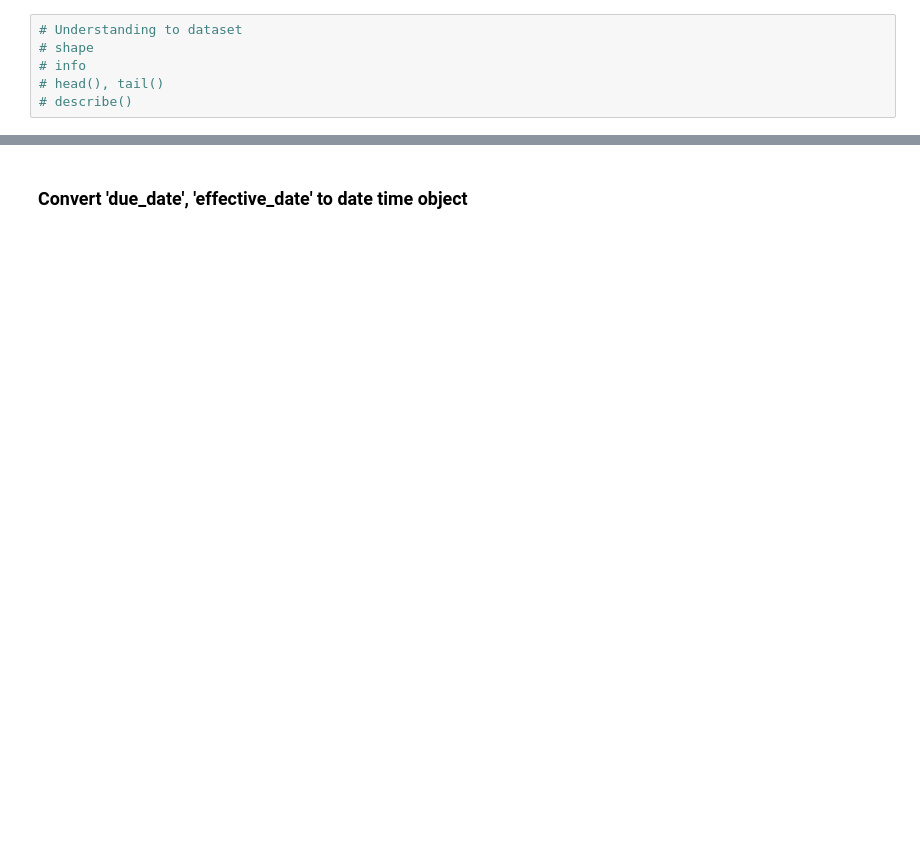
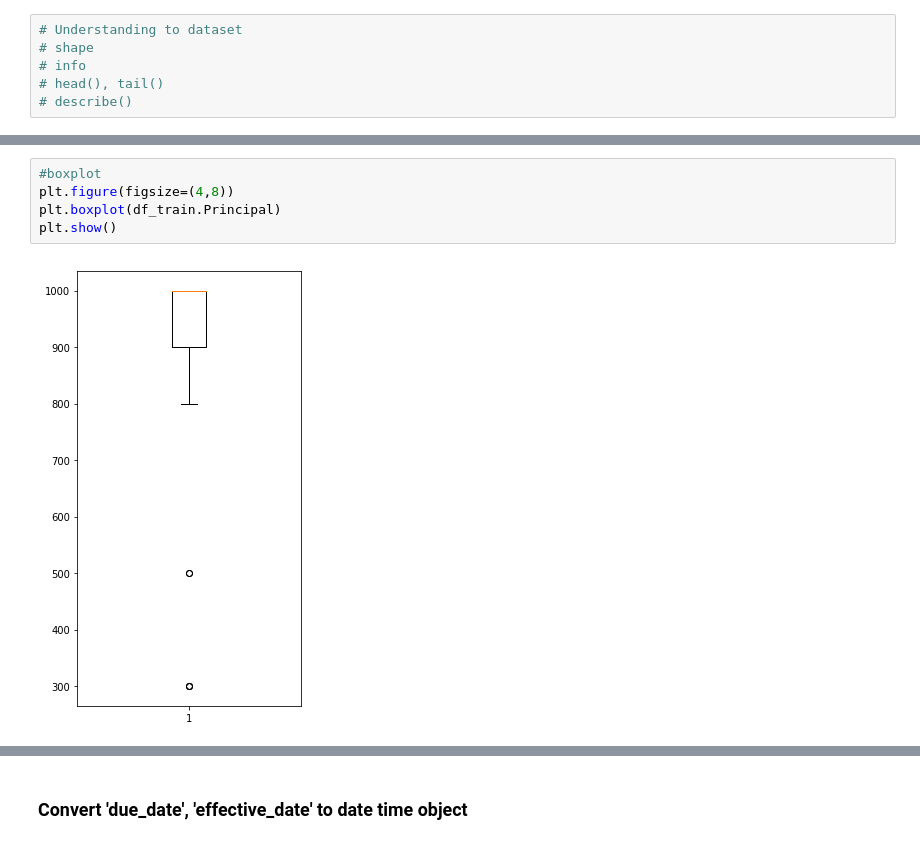
Before and after one commit to dieptran43/LeVanDiep_Pre_processing, a Jupyter notebook: FullName_Project_Loan.ipynb, the cells around one changed output, grey strips where cells are left out. Saved outputs shown, nothing was run; the diff lists cells and outputs as text; blank space fills up the shorter version.

```diff
--- a/FullName_Project_Loan.ipynb
+++ b/FullName_Project_Loan.ipynb
@@ -67,0 +400,7 @@ This dataset is about past loans. The __Loan_train.csv__ data set includes detai
+# %%
+#boxplot
+plt.figure(figsize=(4,8))
+plt.boxplot(df_train.Principal)
+plt.show()
+# %% [output]
+[figure, added]
```
Also changed, not shown: parts of 119 cells of this notebook, 1 other file.
